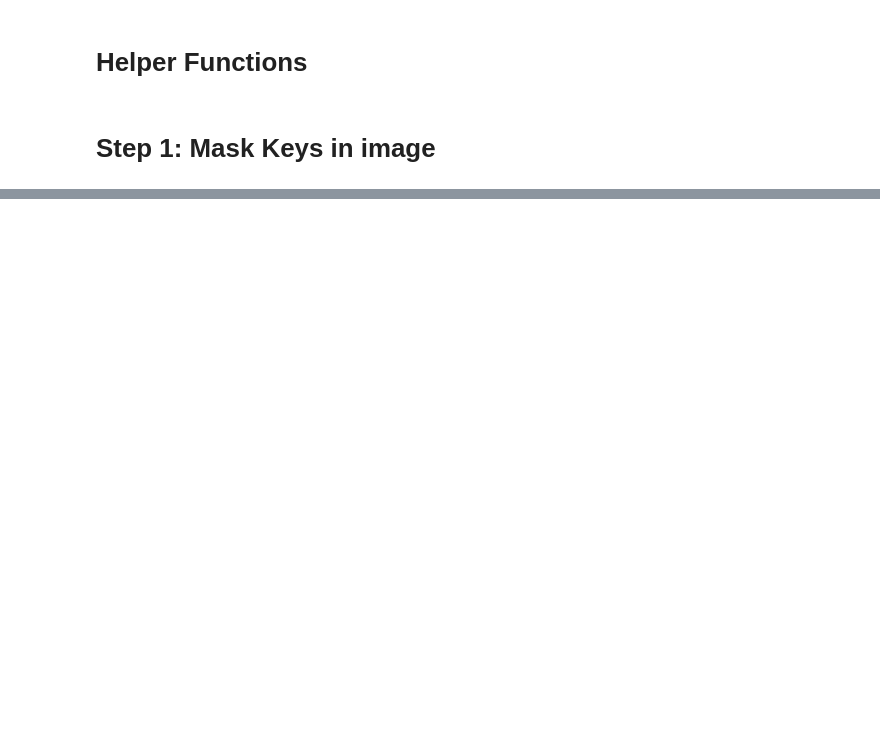
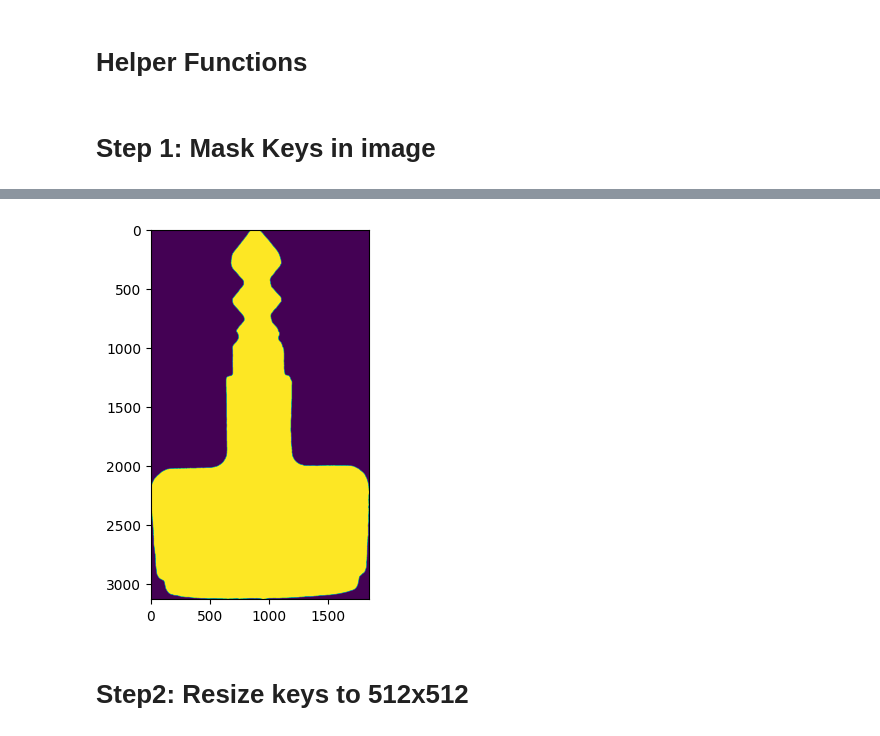
Before and after one commit to syedfaiqueali/Kaggle-Notebooks, a Jupyter notebook: key-extraction.ipynb, the cells around one changed output, grey strips where cells are left out. Saved outputs shown, nothing was run; the diff lists cells and outputs as text; code cells hidden in the pictures; blank space fills up the shorter version.

```diff
--- a/key-extraction.ipynb
+++ b/key-extraction.ipynb
@@ -160,0 +139,6 @@ plt_img(inverted_image)
+# %%
+plt_img(key_images[0].cropped_mask)
+# %% [output]
+[figure, added]
+# %% [markdown]
+# Step2: Resize keys to 512x512
```
Also changed, not shown: parts of 19 cells of this notebook.
